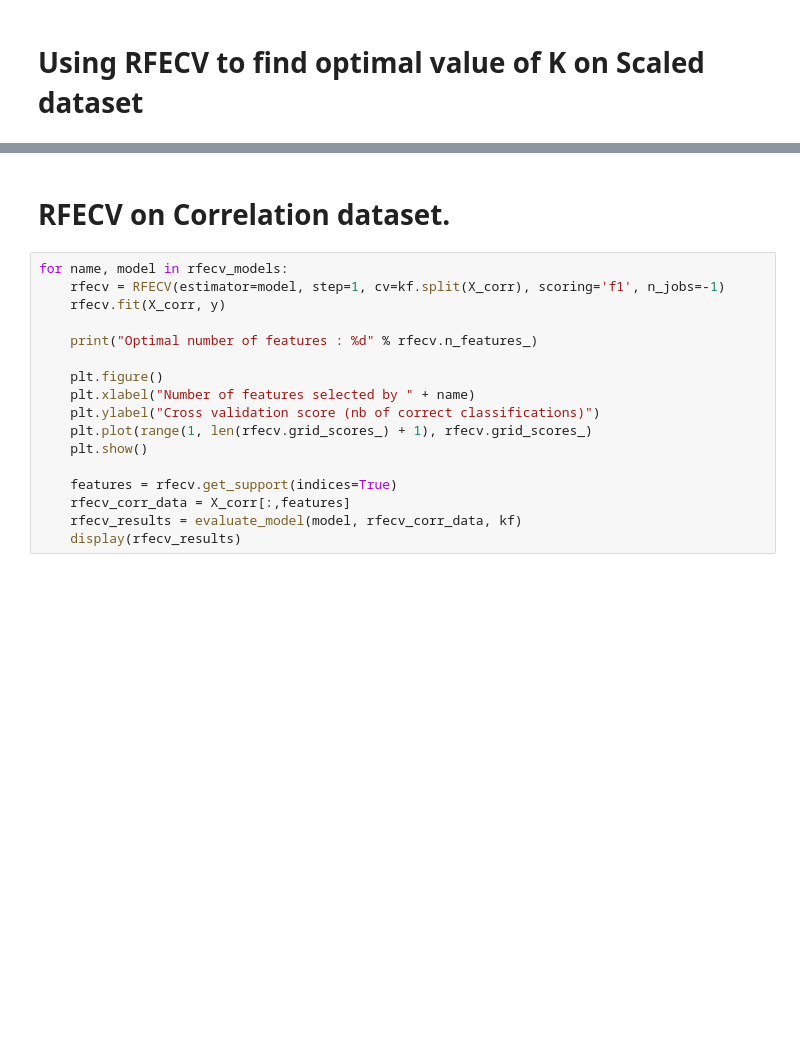
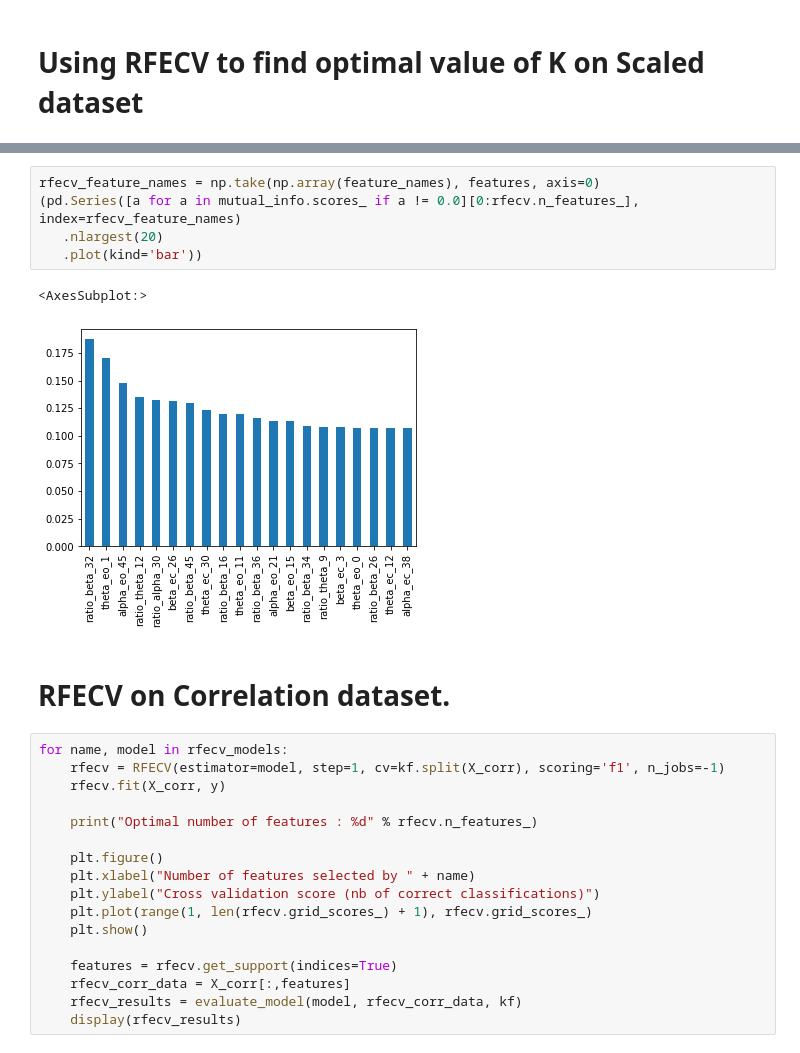
Before and after one commit to hammadkhann/ML-for-AI-and-DS, a Jupyter notebook: Case_study1/Feature_Engineering_Case_Study_1_Hammad.ipynb, the cells around one changed output, grey strips where cells are left out. Drawn from its saved outputs; the diff is of its cells as text; blank space fills up the shorter version.

```diff
--- a/Case_study1/Feature_Engineering_Case_Study_1_Hammad.ipynb
+++ b/Case_study1/Feature_Engineering_Case_Study_1_Hammad.ipynb
@@ -366,3 +362,11 @@ Optimal number of features : 322
+# %%
+rfecv_feature_names = np.take(np.array(feature_names), features, axis=0)
+(pd.Series([a for a in mutual_info.scores_ if a != 0.0][0:rfecv.n_features_], index=rfecv_feature_names)
+   .nlargest(20)
+   .plot(kind='bar'))
+# %% [output]
+<AxesSubplot:>
+[figure, added]
 # %% [markdown]
 # RFECV on Correlation dataset.
 # %%
```
Also changed, not shown: parts of 27 cells of this notebook, 2 other files.
